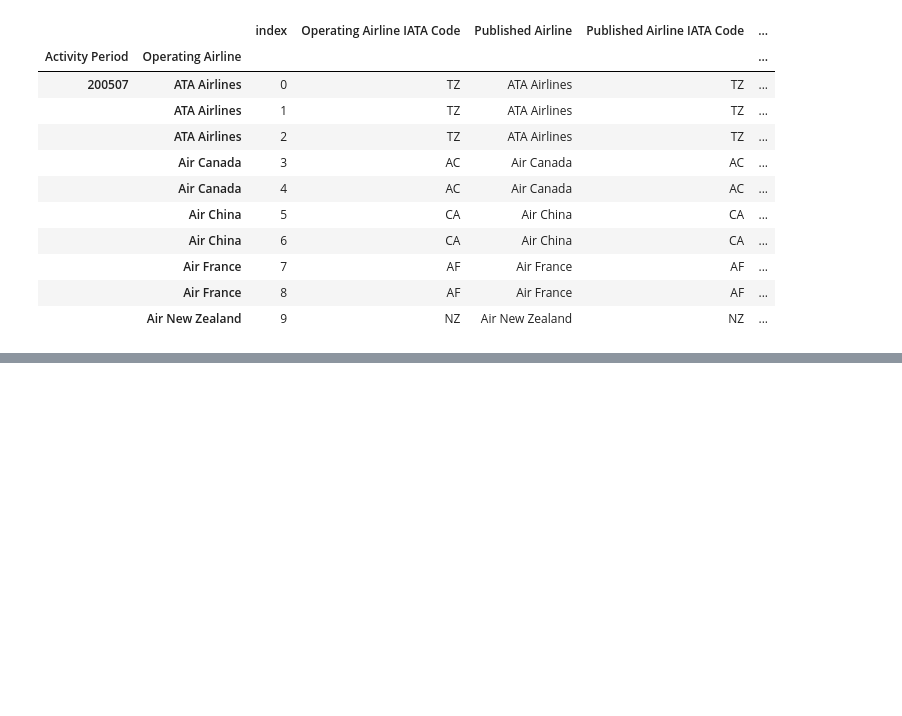
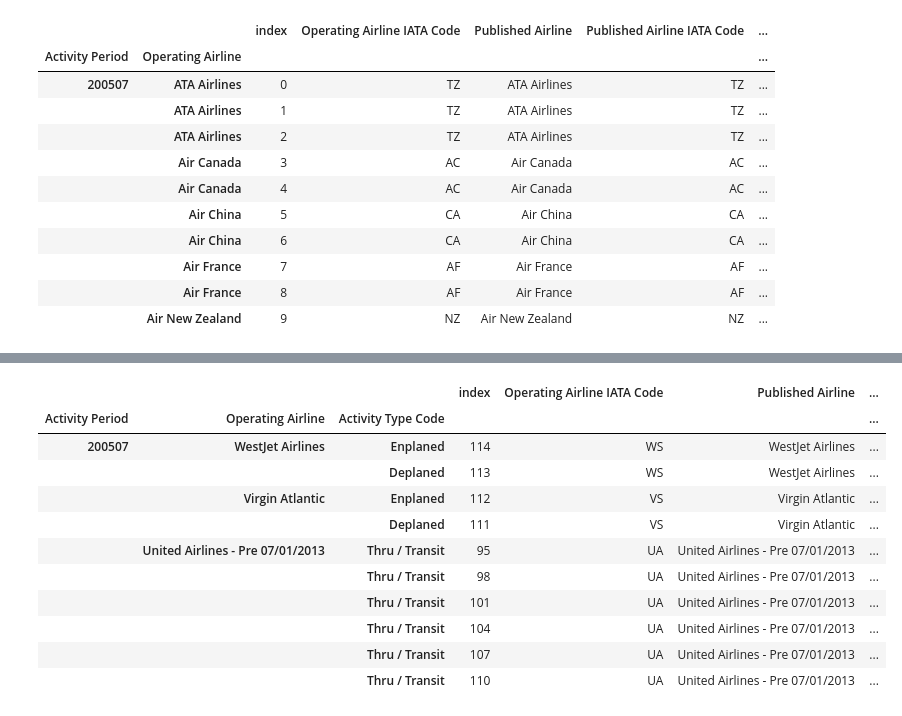
Before and after one commit to roczekmichal/Pandas_NumPy_Basics, a Jupyter notebook: Multiindex and Pivot Tables/Multiindex intro.ipynb, the cells around one changed output, grey strips where cells are left out. Cells and saved outputs as stored; diff of their text form; code cells hidden in the pictures; blank space fills up the shorter version.

```diff
--- a/Multiindex and Pivot Tables/Multiindex intro.ipynb
+++ b/Multiindex and Pivot Tables/Multiindex intro.ipynb
@@ -53,0 +99,17 @@ air.head(10)
+# %%
+air.sort_index(ascending=[True,False,False],inplace=True)
+# %%
+air.head(10)
+# %% [output]
+|  |  |  | index | Operating Airline IATA Code | Published Airline | ... |
+| Activity Period | Operating Airline | Activity Type Code |  |  |  | ... |
+| 200507 | WestJet Airlines | Enplaned | 114 | WS | WestJet Airlines | ... |
+|  |  | Deplaned | 113 | WS | WestJet Airlines | ... |
+|  | Virgin Atlantic | Enplaned | 112 | VS | Virgin Atlantic | ... |
+|  |  | Deplaned | 111 | VS | Virgin Atlantic | ... |
+|  | United Airlines - Pre 07/01/2013 | Thru / Transit | 95 | UA | United Airlines - Pre 07/01/2013 | ... |
+|  |  | Thru / Transit | 98 | UA | United Airlines - Pre 07/01/2013 | ... |
+|  |  | Thru / Transit | 101 | UA | United Airlines - Pre 07/01/2013 | ... |
+|  |  | Thru / Transit | 104 | UA | United Airlines - Pre 07/01/2013 | ... |
+|  |  | Thru / Transit | 107 | UA | United Airlines - Pre 07/01/2013 | ... |
+|  |  | Thru / Transit | 110 | UA | United Airlines - Pre 07/01/2013 | ... |
```
Also changed, not shown: parts of 6 cells of this notebook.
